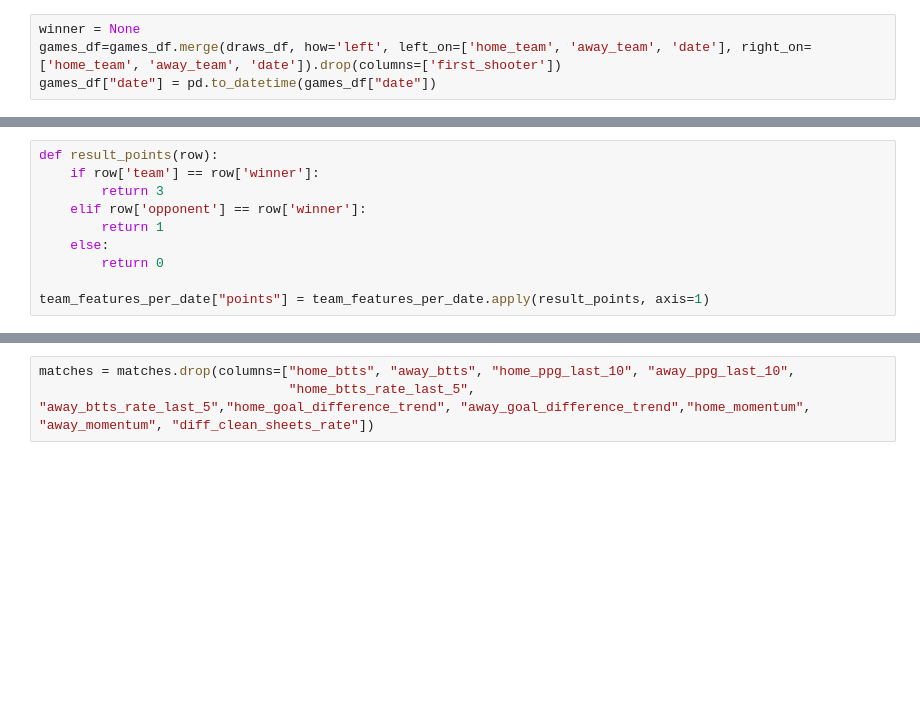
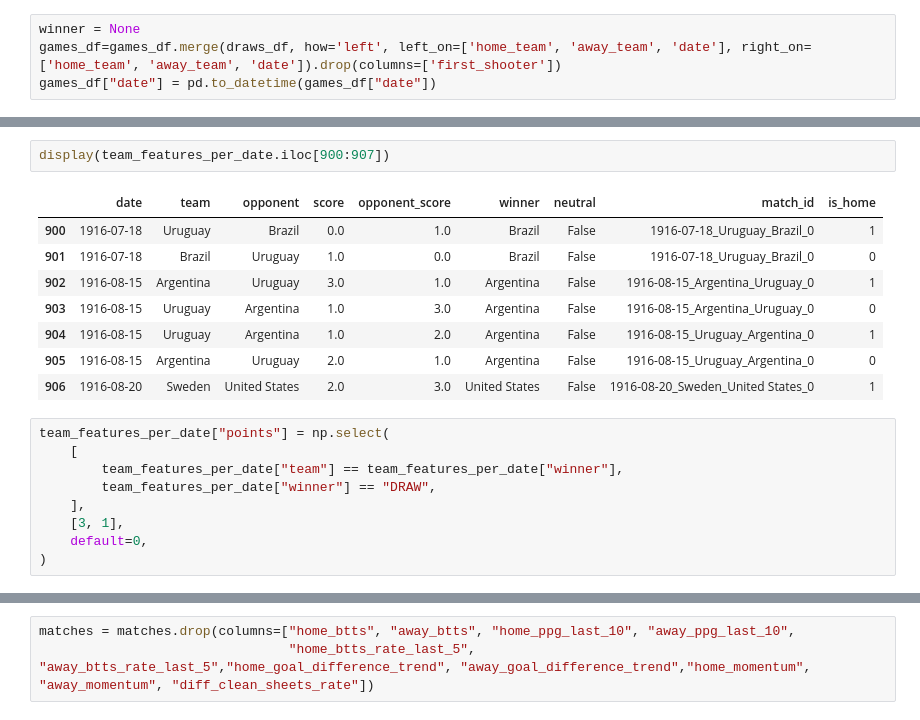
Before and after one commit to nikunjpradhan31/WorldCupPredictionModeling, a Jupyter notebook: data_preprocessing.ipynb, the cells around one changed output, grey strips where cells are left out. Drawn from its saved outputs; the diff is of its cells as text; blank space fills up the shorter version.

```diff
--- a/data_preprocessing.ipynb
+++ b/data_preprocessing.ipynb
@@ -119,11 +160,21 @@ team_features_per_date.tail(80)
+# %%
+display(team_features_per_date.iloc[900:907])
+# %% [output]
+|  | date | team | opponent | score | opponent_score | winner | neutral | match_id | is_home |
+| 900 | 1916-07-18 | Uruguay | Brazil | 0.0 | 1.0 | Brazil | False | 1916-07-18_Uruguay_Brazil_0 | 1 |
+| 901 | 1916-07-18 | Brazil | Uruguay | 1.0 | 0.0 | Brazil | False | 1916-07-18_Uruguay_Brazil_0 | 0 |
+| 902 | 1916-08-15 | Argentina | Uruguay | 3.0 | 1.0 | Argentina | False | 1916-08-15_Argentina_Uruguay_0 | 1 |
+| 903 | 1916-08-15 | Uruguay | Argentina | 1.0 | 3.0 | Argentina | False | 1916-08-15_Argentina_Uruguay_0 | 0 |
+| 904 | 1916-08-15 | Uruguay | Argentina | 1.0 | 2.0 | Argentina | False | 1916-08-15_Uruguay_Argentina_0 | 1 |
+| 905 | 1916-08-15 | Argentina | Uruguay | 2.0 | 1.0 | Argentina | False | 1916-08-15_Uruguay_Argentina_0 | 0 |
+| 906 | 1916-08-20 | Sweden | United States | 2.0 | 3.0 | United States | False | 1916-08-20_Sweden_United States_0 | 1 |
 # %%
-def result_points(row):
-    if row['team'] == row['winner']:
-        return 3
-    elif row['opponent'] == row['winner']:
-        return 1
-    else:
-        return 0
-
-team_features_per_date["points"] = team_features_per_date.apply(result_points, axis=1)
+team_features_per_date["points"] = np.select(
+    [
+        team_features_per_date["team"] == team_features_per_date["winner"],
+        team_features_per_date["winner"] == "DRAW",
+    ],
+    [3, 1],
+    default=0,
+)
 # %%
```
Also changed, not shown: parts of 25 cells of this notebook, 2 other files.
